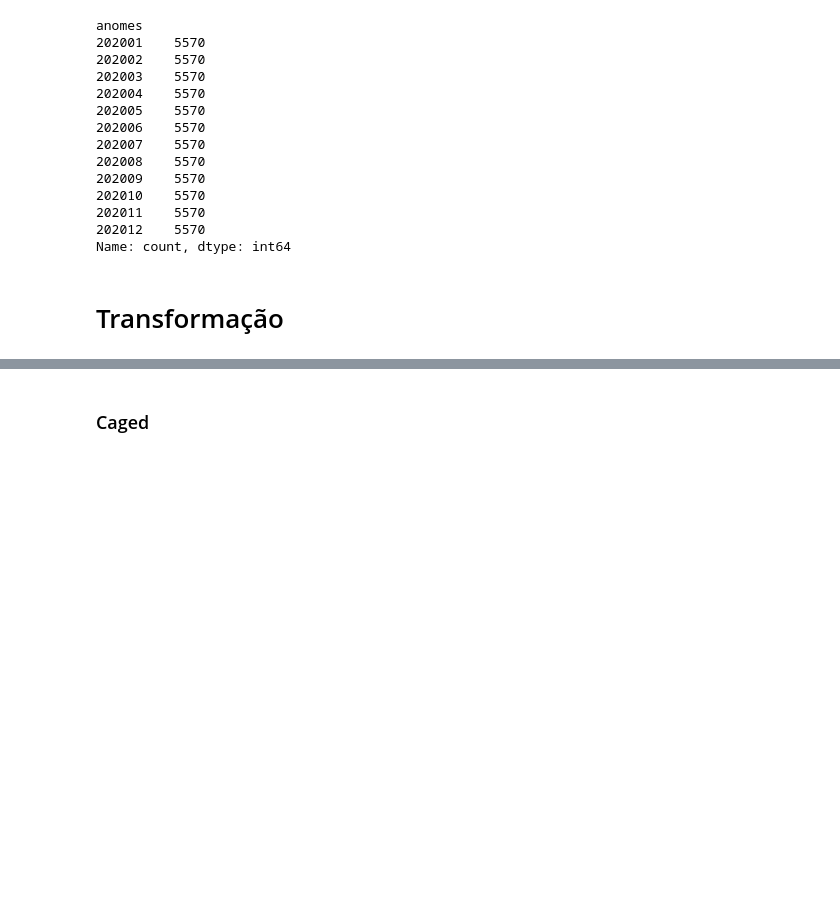
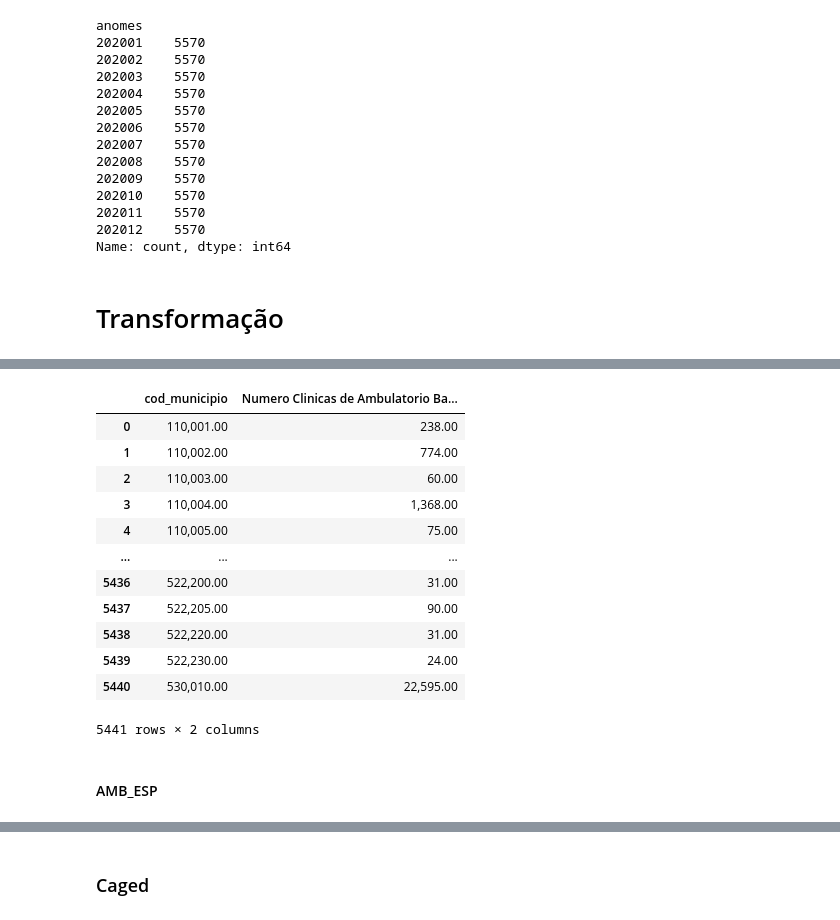
Before and after one commit to AHChaves/IC-InSAN, a Jupyter notebook: Integracao/integracao_2020.ipynb, the cells around one changed output, grey strips where cells are left out. Drawn from its saved outputs; the diff is of its cells as text; code cells hidden in the pictures; blank space fills up the shorter version.

```diff
--- a/Integracao/integracao_2020.ipynb
+++ b/Integracao/integracao_2020.ipynb
@@ -16,3 +16,6 @@ pib_Munic_BD = pd.read_excel("../dataset/Economico/Renda e Desenvolvimento/PIB/P
 PAM_2020 = pd.read_excel("../dataset/Producao Alimentar/Tipos de Alimento/PAM_2020.xlsx")
 # %%
 cempre = pd.read_excel("../dataset/Economico/Renda e Desenvolvimento/Renda Per Capta/Cempre_2020.xlsx")
+# %%
+clin_Amb_BAS = pd.read_csv("../dataset/Condicao de Saude Tipico/Infraestrutura/Numero de clinicas Basicas/CNES_Ambulatorio_basico.csv", encoding='latin-1', skiprows=3, sep=';')
+clin_Amb_ESP = pd.read_csv("../dataset/Condicao de Saude Tipico/Infraestrutura/Numero de clinicas especializadas/CNES_Ambulatorio_especializado.csv", encoding='latin-1', skiprows=3, sep=';')
@@ -329,0 +349,2 @@ Name: count, dtype: int64
+# %%
+clin_Amb_BAS = CNES(clin_Amb_BAS, '2020')
@@ -329,0 +361,20 @@ Name: count, dtype: int64
+# %%
+clin_Amb_BAS.rename(columns={'sum':'Numero Clinicas de Ambulatorio Basicas'}, inplace=True)
+# %%
+clin_Amb_BAS
+# %% [output]
+|  | cod_municipio | Numero Clinicas de Ambulatorio Ba... |
+| 0 | 110,001.00 | 238.00 |
+| 1 | 110,002.00 | 774.00 |
+| 2 | 110,003.00 | 60.00 |
+| 3 | 110,004.00 | 1,368.00 |
+| 4 | 110,005.00 | 75.00 |
+| ... | ... | ... |
+| 5436 | 522,200.00 | 31.00 |
+| 5437 | 522,205.00 | 90.00 |
+| 5438 | 522,220.00 | 31.00 |
+| 5439 | 522,230.00 | 24.00 |
+| 5440 | 530,010.00 | 22,595.00 |
+5441 rows × 2 columns
+# %% [markdown]
+#### AMB_ESP
```
Also changed, not shown: parts of 25 cells of this notebook.
